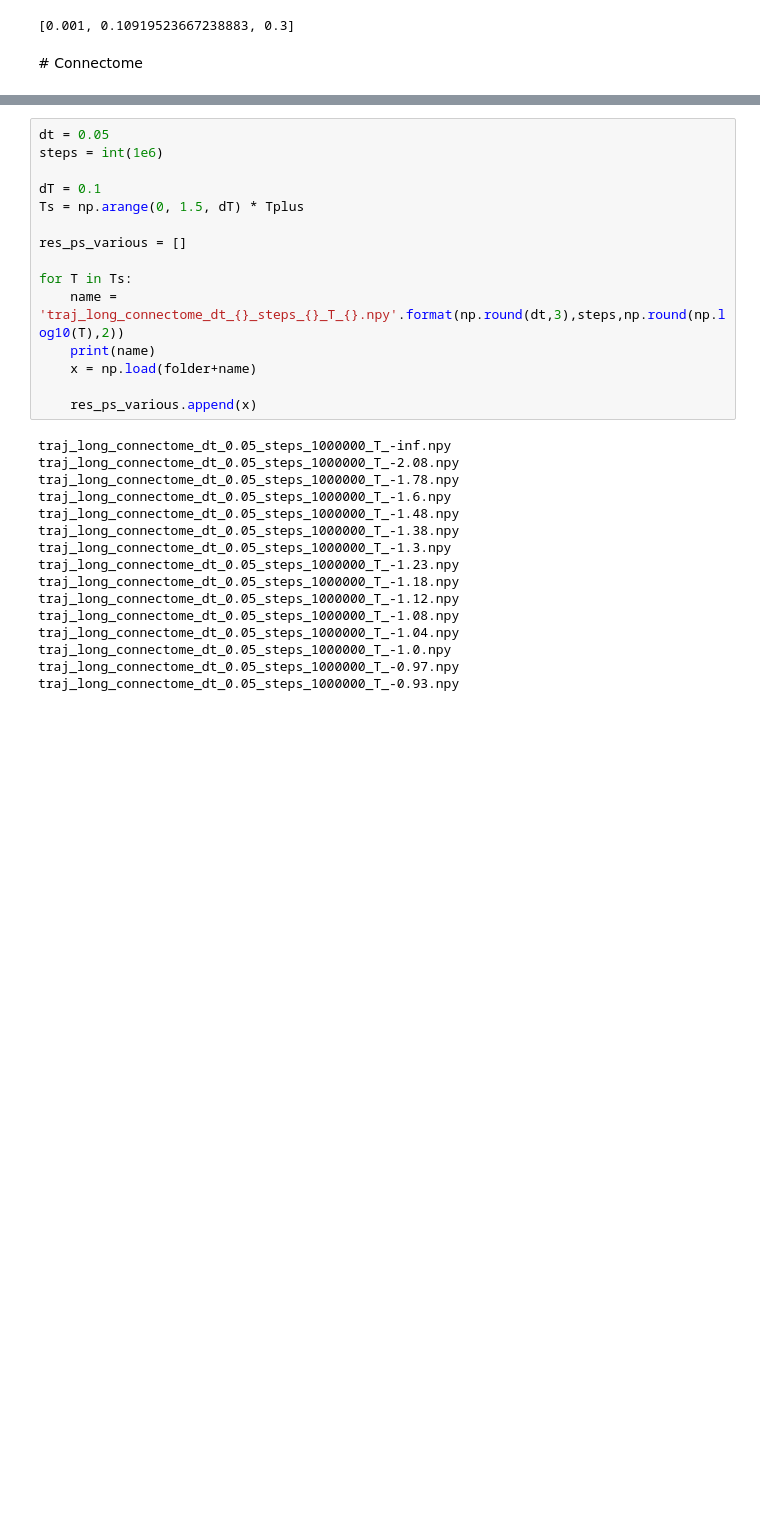
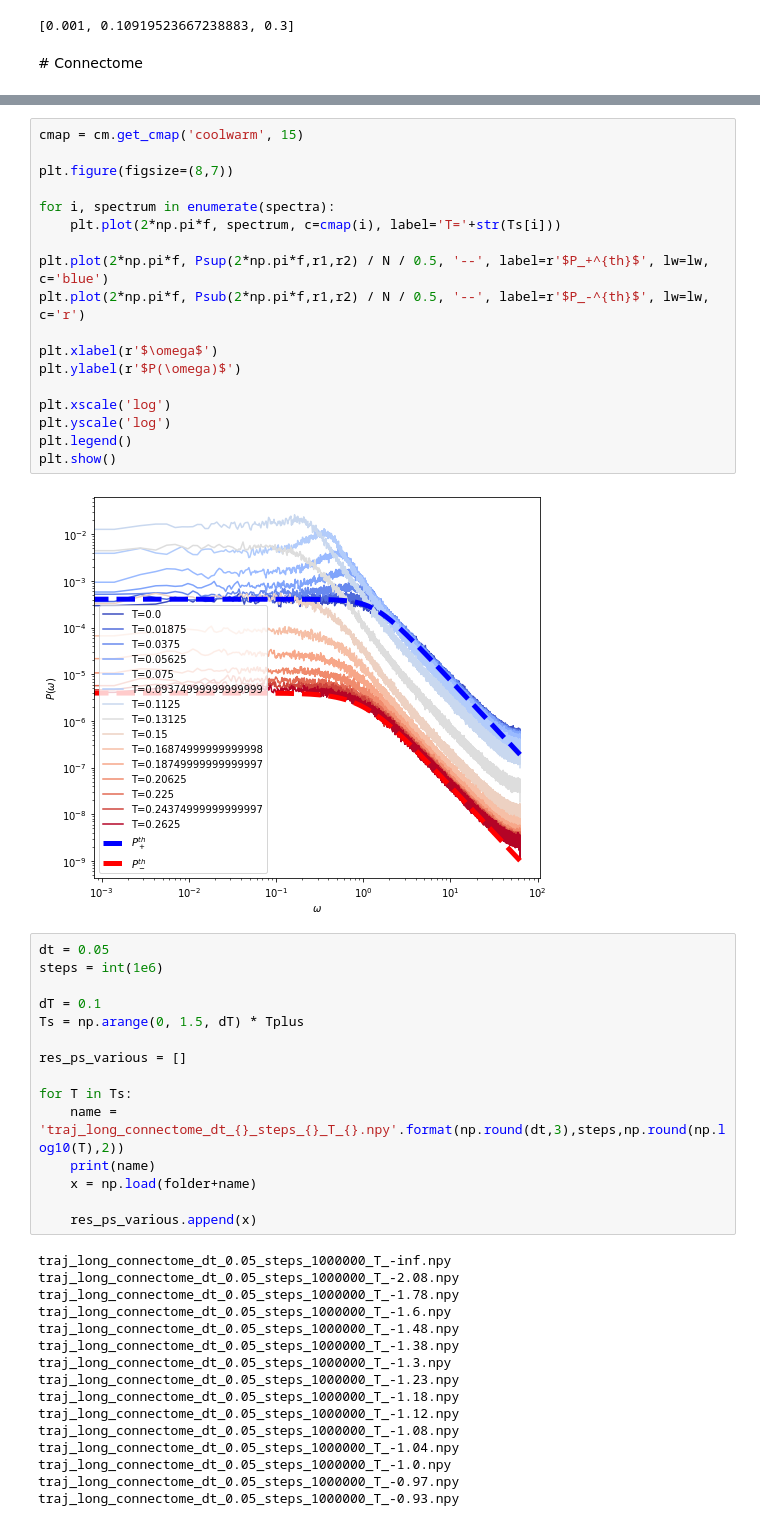
Before and after one commit to gbarzon/HTC_oscillations, a Jupyter notebook: Plot_r1_0.001_r2_0.3.ipynb, the cells around one changed output, grey strips where cells are left out. Drawn from its saved outputs; the diff is of its cells as text; blank space fills up the shorter version.

```diff
--- a/Plot_r1_0.001_r2_0.3.ipynb
+++ b/Plot_r1_0.001_r2_0.3.ipynb
@@ -345,3 +406,23 @@ print(Ts)
+# %%
+cmap = cm.get_cmap('coolwarm', 15)
+
+plt.figure(figsize=(8,7))
+
+for i, spectrum in enumerate(spectra):
+    plt.plot(2*np.pi*f, spectrum, c=cmap(i), label='T='+str(Ts[i]))
+
+plt.plot(2*np.pi*f, Psup(2*np.pi*f,r1,r2) / N / 0.5, '--', label=r'$P_+^{th}$', lw=lw, c='blue')
+plt.plot(2*np.pi*f, Psub(2*np.pi*f,r1,r2) / N / 0.5, '--', label=r'$P_-^{th}$', lw=lw, c='r')
+
+plt.xlabel(r'$\omega$')
+plt.ylabel(r'$P(\omega)$')
+
+plt.xscale('log')
+plt.yscale('log')
+plt.legend()
+plt.show()
+# %% [output]
+[figure, added]
 # %%
 dt = 0.05
 steps = int(1e6)
```
Also changed, not shown: parts of 11 cells of this notebook.
